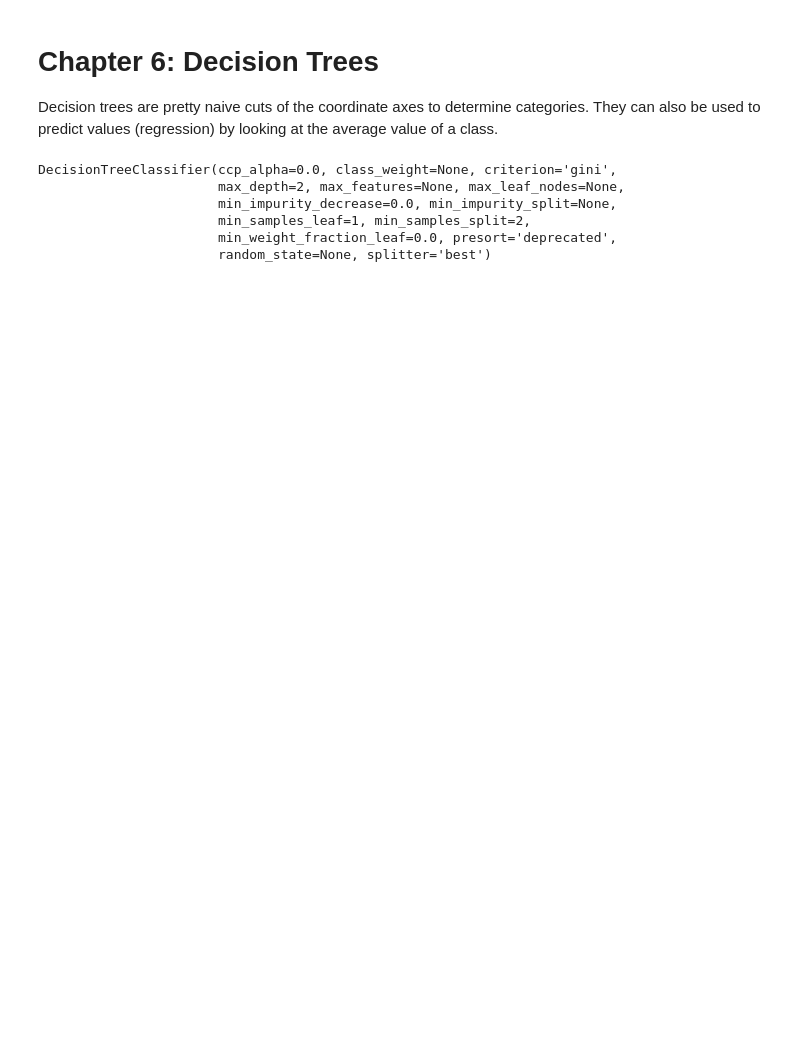
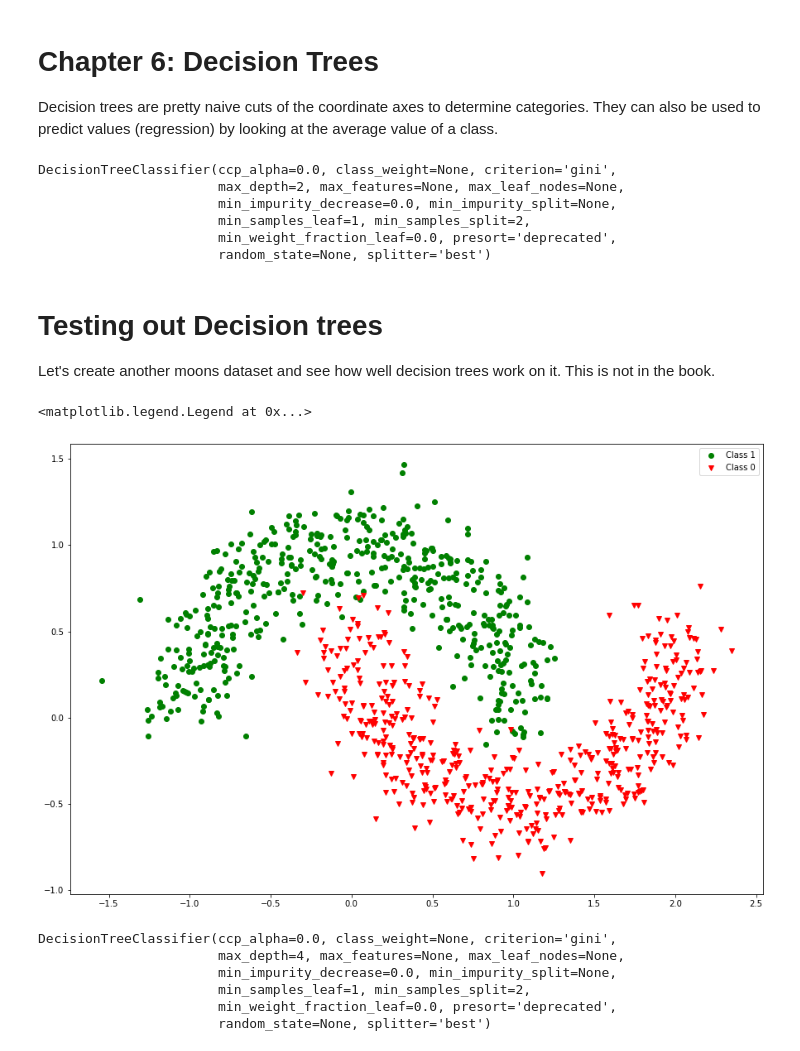
Before and after one commit to youngelf/MachineLearning, a Jupyter notebook: Hands-On2/Chapter 6.ipynb, the cells around one changed output. Cells and saved outputs as stored; diff of their text form; code cells hidden in the pictures; blank space fills up the shorter version.

Commit message:
More decision trees. Wrote my own plotting routine

```diff
--- a/Hands-On2/Chapter 6.ipynb
+++ b/Hands-On2/Chapter 6.ipynb
@@ -30,3 +30,39 @@ export_graphviz(tree,
                 rounded = True,
                 filled = True,
                )
+# %% [markdown]
+# Testing out Decision trees
+
+Let's create another moons dataset and see how well decision trees work on it. This is not in the book.
+# %%
+from sklearn.datasets import make_moons
+from sklearn.pipeline import Pipeline
+from sklearn.preprocessing import PolynomialFeatures
+
+# Create a random dataset with "moons" that you have to separate
+X, y = make_moons(n_samples=1000, noise=0.15)
+# %%
+import matplotlib.pyplot as plt
+
+index_c0 = (y == 0)
+index_c1 = (y == 1)
+
+plt.figure(figsize=(15, 10))
+
+plt.plot(X[index_c0][:,0], X[index_c0][:,1], 'go', label='Class 1')
+plt.plot(X[index_c1][:,0], X[index_c1][:,1], 'rv', label='Class 0')
+plt.legend()
+# %% [output]
+<matplotlib.legend.Legend at 0x...>
+[figure, added]
+# %%
+# Train a classifier
+tree_moons_4 = DecisionTreeClassifier(max_depth=4)
+tree_moons_4.fit(X, y)
+# %% [output]
+DecisionTreeClassifier(ccp_alpha=0.0, class_weight=None, criterion='gini',
+                       max_depth=4, max_features=None, max_leaf_nodes=None,
+                       min_impurity_decrease=0.0, min_impurity_split=None,
+                       min_samples_leaf=1, min_samples_split=2,
+                       min_weight_fraction_leaf=0.0, presort='deprecated',
+                       random_state=None, splitter='best')
```
Also changed, not shown: parts of 10 cells of this notebook, 4 other files.
